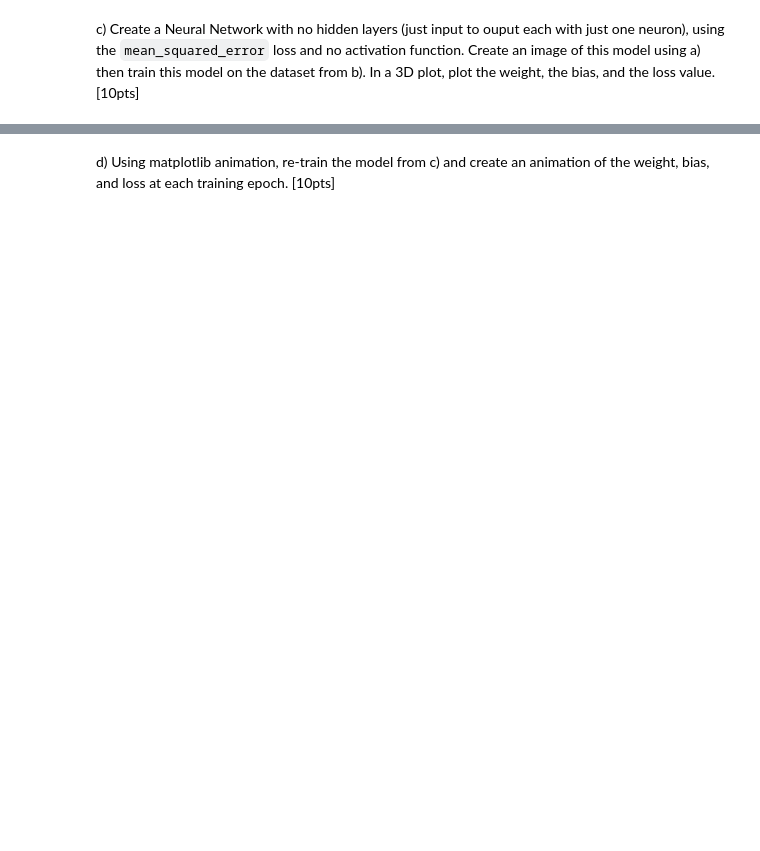
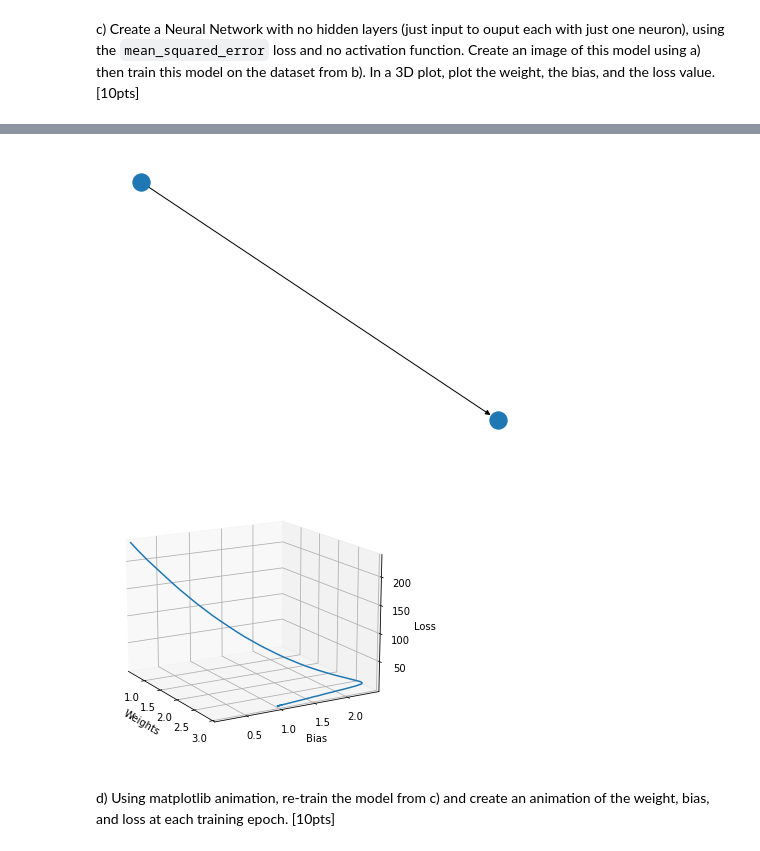
Before and after one commit to ivanisakov99/CS506, a Jupyter notebook: HW/6. Networks, Graphs and Neural Networks/homework6.ipynb, the cells around one changed output, grey strips where cells are left out. Drawn from its saved outputs; the diff is of its cells as text; code cells hidden in the pictures; blank space fills up the shorter version.

```diff
--- a/HW/6. Networks, Graphs and Neural Networks/homework6.ipynb
+++ b/HW/6. Networks, Graphs and Neural Networks/homework6.ipynb
@@ -253,2 +222,44 @@ History: [622.8635864257812, 618.5006713867188, 615.0416870117188, 611.828186035
+# %%
+model = keras.models.Sequential()
+model.add(layers.Dense(units=1, input_dim=1))
+model.compile(loss='mean_squared_error')
+
+visualiseNetwork(model, save=False)
+
+weights, bias = [], []
+get_weights = LambdaCallback(
+    on_epoch_end=lambda epoch, logs: weights.append(model.get_weights()[:-1]))
+get_bias = LambdaCallback(
+    on_epoch_end=lambda epoch, logs: bias.append(model.get_weights()[1]))
+
+history = model.fit(X,
+                Y,
+                batch_size=1,
+                epochs=200,
+                callbacks=[get_weights, get_bias],
+                verbose=0)
+
+loss = history.history['loss']
+weights = np.asarray(weights)[:, 0, 0, 0].tolist()
+bias = np.asarray(bias)[:, 0].tolist()
+
+fig = plt.figure()
+ax = Axes3D(fig)
+ax.plot(weights, bias, loss)
+
+ax.set_xlim3d([min(weights), max(weights)])
+ax.set_xlabel('Weights')
+
+ax.set_ylim3d([min(bias), max(bias)])
+ax.set_ylabel('Bias')
+
+ax.set_zlim3d([min(loss), max(loss)])
+ax.set_zlabel('Loss')
+
+ax.view_init(15, -30)
+plt.show()
+# %% [output]
+[figure, added]
+[figure, added]
 # %% [markdown]
 d) Using matplotlib animation, re-train the model from c) and create an animation of the weight, bias, and loss at each training epoch. [10pts]
```
Also changed, not shown: parts of 10 cells of this notebook, 2 other files.
